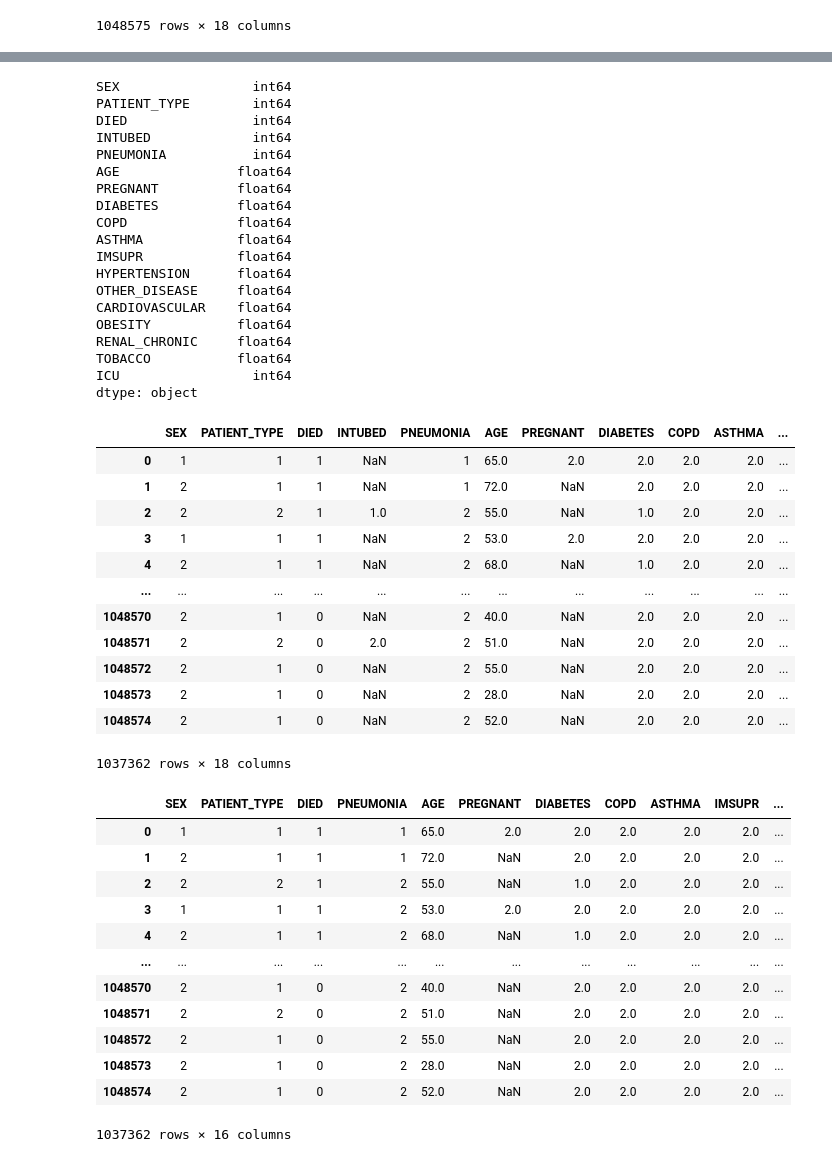
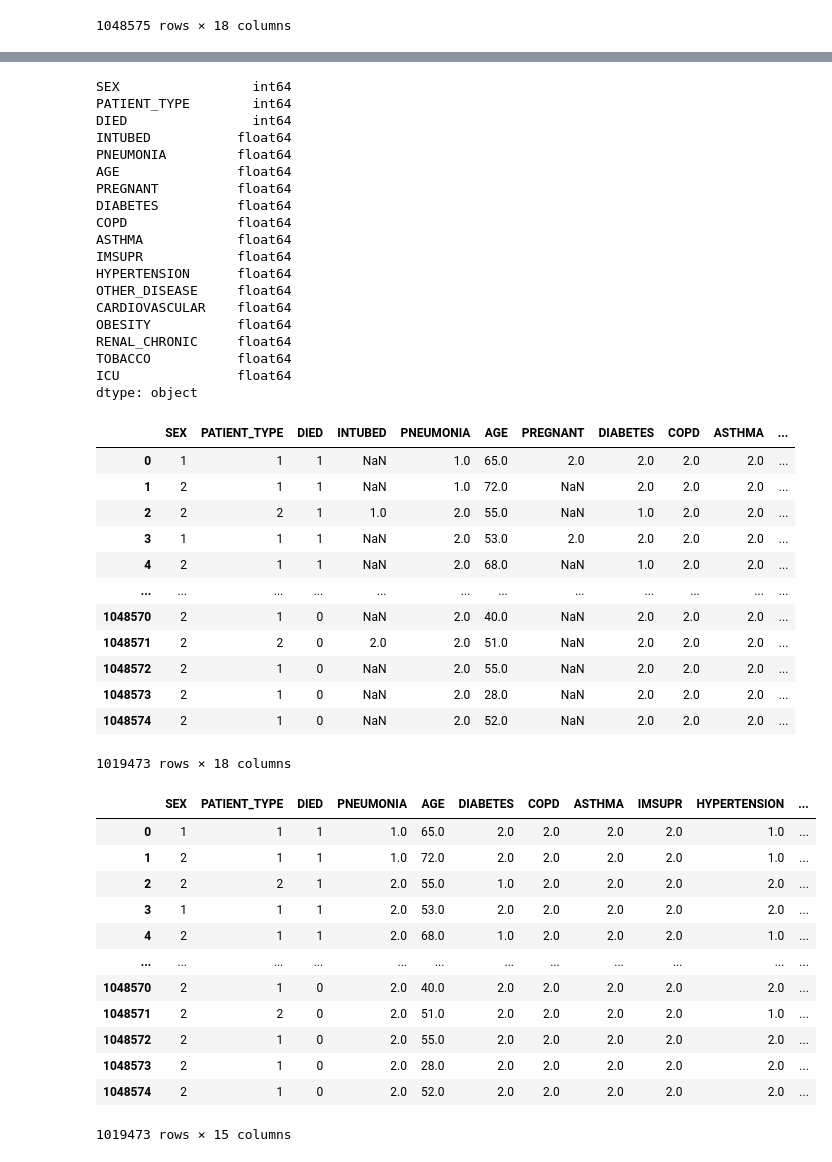
Before and after one commit to yuthegreat1/Project-4, a Jupyter notebook: Covid.ipynb, the cells around one changed output, grey strips where cells are left out. Drawn from its saved outputs; the diff is of its cells as text; code cells hidden in the pictures.

```diff
--- a/Covid.ipynb
+++ b/Covid.ipynb
@@ -239,7 +245,7 @@ replace99
 | 1048574 | 2 | 1 | 0 | 97.0 | 2.0 | 52.0 | 97.0 | 2.0 | 2.0 | 2.0 | ... |
 1048575 rows × 18 columns
 # %%
-dropped = replace98.dropna()
+dropped = replace99.dropna()
 dropped
 # %% [output]
 |  | SEX | PATIENT_TYPE | DIED | INTUBED | PNEUMONIA | AGE | PREGNANT | DIABETES | COPD | ASTHMA | ... |
@@ -261,8 +267,8 @@ dropped.dtypes
 SEX                 int64
 PATIENT_TYPE        int64
 DIED                int64
-INTUBED             int64
-PNEUMONIA           int64
+INTUBED           float64
+PNEUMONIA         float64
 AGE               float64
 PREGNANT          float64
 DIABETES          float64
@@ -275,42 +281,42 @@ CARDIOVASCULAR    float64
 OBESITY           float64
 RENAL_CHRONIC     float64
 TOBACCO           float64
-ICU                 int64
+ICU               float64
 dtype: object
 # %%
 covid = dropped.replace(97, np.nan)
 covid
 # %% [output]
 |  | SEX | PATIENT_TYPE | DIED | INTUBED | PNEUMONIA | AGE | PREGNANT | DIABETES | COPD | ASTHMA | ... |
-| 0 | 1 | 1 | 1 | NaN | 1 | 65.0 | 2.0 | 2.0 | 2.0 | 2.0 | ... |
-| 1 | 2 | 1 | 1 | NaN | 1 | 72.0 | NaN | 2.0 | 2.0 | 2.0 | ... |
-| 2 | 2 | 2 | 1 | 1.0 | 2 | 55.0 | NaN | 1.0 | 2.0 | 2.0 | ... |
-| 3 | 1 | 1 | 1 | NaN | 2 | 53.0 | 2.0 | 2.0 | 2.0 | 2.0 | ... |
-| 4 | 2 | 1 | 1 | NaN | 2 | 68.0 | NaN | 1.0 | 2.0 | 2.0 | ... |
+| 0 | 1 | 1 | 1 | NaN | 1.0 | 65.0 | 2.0 | 2.0 | 2.0 | 2.0 | ... |
+| 1 | 2 | 1 | 1 | NaN | 1.0 | 72.0 | NaN | 2.0 | 2.0 | 2.0 | ... |
+| 2 | 2 | 2 | 1 | 1.0 | 2.0 | 55.0 | NaN | 1.0 | 2.0 | 2.0 | ... |
+| 3 | 1 | 1 | 1 | NaN | 2.0 | 53.0 | 2.0 | 2.0 | 2.0 | 2.0 | ... |
+| 4 | 2 | 1 | 1 | NaN | 2.0 | 68.0 | NaN | 1.0 | 2.0 | 2.0 | ... |
 | ... | ... | ... | ... | ... | ... | ... | ... | ... | ... | ... | ... |
-| 1048570 | 2 | 1 | 0 | NaN | 2 | 40.0 | NaN | 2.0 | 2.0 | 2.0 | ... |
-| 1048571 | 2 | 2 | 0 | 2.0 | 2 | 51.0 | NaN | 2.0 | 2.0 | 2.0 | ... |
-| 1048572 | 2 | 1 | 0 | NaN | 2 | 55.0 | NaN | 2.0 | 2.0 | 2.0 | ... |
-| 1048573 | 2 | 1 | 0 | NaN | 2 | 28.0 | NaN | 2.0 | 2.0 | 2.0 | ... |
-| 1048574 | 2 | 1 | 0 | NaN | 2 | 52.0 | NaN | 2.0 | 2.0 | 2.0 | ... |
+| 1048570 | 2 | 1 | 0 | NaN | 2.0 | 40.0 | NaN | 2.0 | 2.0 | 2.0 | ... |
+| 1048571 | 2 | 2 | 0 | 2.0 | 2.0 | 51.0 | NaN | 2.0 | 2.0 | 2.0 | ... |
+| 1048572 | 2 | 1 | 0 | NaN | 2.0 | 55.0 | NaN | 2.0 | 2.0 | 2.0 | ... |
+| 1048573 | 2 | 1 | 0 | NaN | 2.0 | 28.0 | NaN | 2.0 | 2.0 | 2.0 | ... |
+| 1048574 | 2 | 1 | 0 | NaN | 2.0 | 52.0 | NaN | 2.0 | 2.0 | 2.0 | ... |
-1037362 rows × 18 columns
+1019473 rows × 18 columns
 # %%
-covid = covid.drop(['INTUBED', 'ICU'], axis=1)
+covid = covid.drop(['INTUBED', 'ICU', 'PREGNANT'], axis=1)
 covid
 # %% [output]
-|  | SEX | PATIENT_TYPE | DIED | PNEUMONIA | AGE | PREGNANT | DIABETES | COPD | ASTHMA | IMSUPR | ... |
-| 0 | 1 | 1 | 1 | 1 | 65.0 | 2.0 | 2.0 | 2.0 | 2.0 | 2.0 | ... |
-| 1 | 2 | 1 | 1 | 1 | 72.0 | NaN | 2.0 | 2.0 | 2.0 | 2.0 | ... |
-| 2 | 2 | 2 | 1 | 2 | 55.0 | NaN | 1.0 | 2.0 | 2.0 | 2.0 | ... |
-| 3 | 1 | 1 | 1 | 2 | 53.0 | 2.0 | 2.0 | 2.0 | 2.0 | 2.0 | ... |
-| 4 | 2 | 1 | 1 | 2 | 68.0 | NaN | 1.0 | 2.0 | 2.0 | 2.0 | ... |
+|  | SEX | PATIENT_TYPE | DIED | PNEUMONIA | AGE | DIABETES | COPD | ASTHMA | IMSUPR | HYPERTENSION | ... |
+| 0 | 1 | 1 | 1 | 1.0 | 65.0 | 2.0 | 2.0 | 2.0 | 2.0 | 1.0 | ... |
+| 1 | 2 | 1 | 1 | 1.0 | 72.0 | 2.0 | 2.0 | 2.0 | 2.0 | 1.0 | ... |
+| 2 | 2 | 2 | 1 | 2.0 | 55.0 | 1.0 | 2.0 | 2.0 | 2.0 | 2.0 | ... |
+| 3 | 1 | 1 | 1 | 2.0 | 53.0 | 2.0 | 2.0 | 2.0 | 2.0 | 2.0 | ... |
+| 4 | 2 | 1 | 1 | 2.0 | 68.0 | 1.0 | 2.0 | 2.0 | 2.0 | 1.0 | ... |
 | ... | ... | ... | ... | ... | ... | ... | ... | ... | ... | ... | ... |
-| 1048570 | 2 | 1 | 0 | 2 | 40.0 | NaN | 2.0 | 2.0 | 2.0 | 2.0 | ... |
-| 1048571 | 2 | 2 | 0 | 2 | 51.0 | NaN | 2.0 | 2.0 | 2.0 | 2.0 | ... |
-| 1048572 | 2 | 1 | 0 | 2 | 55.0 | NaN | 2.0 | 2.0 | 2.0 | 2.0 | ... |
-| 1048573 | 2 | 1 | 0 | 2 | 28.0 | NaN | 2.0 | 2.0 | 2.0 | 2.0 | ... |
-| 1048574 | 2 | 1 | 0 | 2 | 52.0 | NaN | 2.0 | 2.0 | 2.0 | 2.0 | ... |
+| 1048570 | 2 | 1 | 0 | 2.0 | 40.0 | 2.0 | 2.0 | 2.0 | 2.0 | 2.0 | ... |
+| 1048571 | 2 | 2 | 0 | 2.0 | 51.0 | 2.0 | 2.0 | 2.0 | 2.0 | 1.0 | ... |
+| 1048572 | 2 | 1 | 0 | 2.0 | 55.0 | 2.0 | 2.0 | 2.0 | 2.0 | 2.0 | ... |
+| 1048573 | 2 | 1 | 0 | 2.0 | 28.0 | 2.0 | 2.0 | 2.0 | 2.0 | 2.0 | ... |
+| 1048574 | 2 | 1 | 0 | 2.0 | 52.0 | 2.0 | 2.0 | 2.0 | 2.0 | 2.0 | ... |
-1037362 rows × 16 columns
+1019473 rows × 15 columns
 # %%
 Covid_final = covid.dropna()
 Covid_final
```
Also changed, not shown: parts of 14 cells of this notebook, 1 other file.
